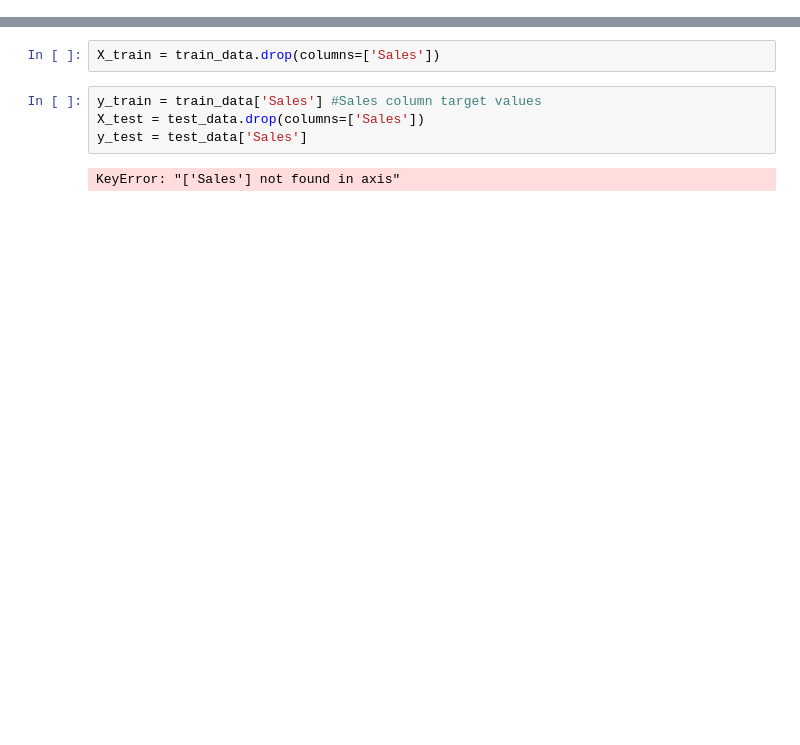
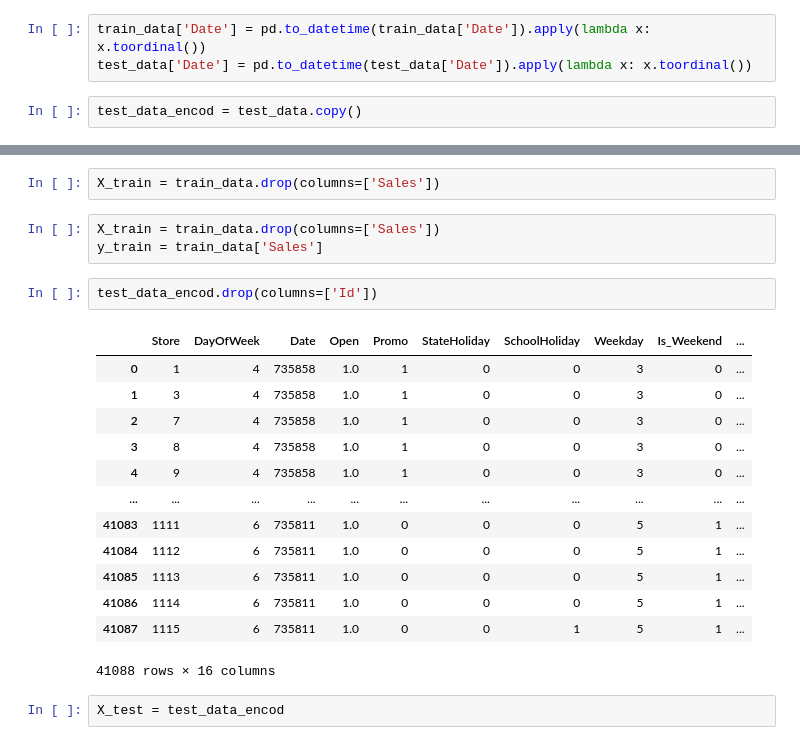
Before and after one commit to Abdisa01/Rossmann-Pharmaceuticals, a Jupyter notebook: Task_2_prediction/model_building.ipynb, the cells around one changed output, grey strips where cells are left out. Saved outputs shown, nothing was run; the diff lists cells and outputs as text; blank space fills up the shorter version.

```diff
--- a/Task_2_prediction/model_building.ipynb
+++ b/Task_2_prediction/model_building.ipynb
@@ -46,0 +47,5 @@ logger.info("Data preprocessing completed.")
+# %%
+train_data['Date'] = pd.to_datetime(train_data['Date']).apply(lambda x: x.toordinal())
+test_data['Date'] = pd.to_datetime(test_data['Date']).apply(lambda x: x.toordinal())
+# %%
+test_data_encod = test_data.copy()
@@ -47,8 +133,23 @@ logger.info("Data preprocessing completed.")
 # %%
 X_train = train_data.drop(columns=['Sales'])
-# %%
-y_train = train_data['Sales'] #Sales column target values
-X_test = test_data.drop(columns=['Sales'])
-y_test = test_data['Sales']
-# %% [output]
-KeyError: "['Sales'] not found in axis"
+# %%
+X_train = train_data.drop(columns=['Sales'])
+y_train = train_data['Sales']
+# %%
+test_data_encod.drop(columns=['Id'])
+# %% [output]
+|  | Store | DayOfWeek | Date | Open | Promo | StateHoliday | SchoolHoliday | Weekday | Is_Weekend | ... |
+| 0 | 1 | 4 | 735858 | 1.0 | 1 | 0 | 0 | 3 | 0 | ... |
+| 1 | 3 | 4 | 735858 | 1.0 | 1 | 0 | 0 | 3 | 0 | ... |
+| 2 | 7 | 4 | 735858 | 1.0 | 1 | 0 | 0 | 3 | 0 | ... |
+| 3 | 8 | 4 | 735858 | 1.0 | 1 | 0 | 0 | 3 | 0 | ... |
+| 4 | 9 | 4 | 735858 | 1.0 | 1 | 0 | 0 | 3 | 0 | ... |
+| ... | ... | ... | ... | ... | ... | ... | ... | ... | ... | ... |
+| 41083 | 1111 | 6 | 735811 | 1.0 | 0 | 0 | 0 | 5 | 1 | ... |
+| 41084 | 1112 | 6 | 735811 | 1.0 | 0 | 0 | 0 | 5 | 1 | ... |
+| 41085 | 1113 | 6 | 735811 | 1.0 | 0 | 0 | 0 | 5 | 1 | ... |
+| 41086 | 1114 | 6 | 735811 | 1.0 | 0 | 0 | 0 | 5 | 1 | ... |
+| 41087 | 1115 | 6 | 735811 | 1.0 | 0 | 0 | 1 | 5 | 1 | ... |
+41088 rows × 16 columns
+# %%
+X_test = test_data_encod
```
Also changed, not shown: parts of 16 cells of this notebook.
